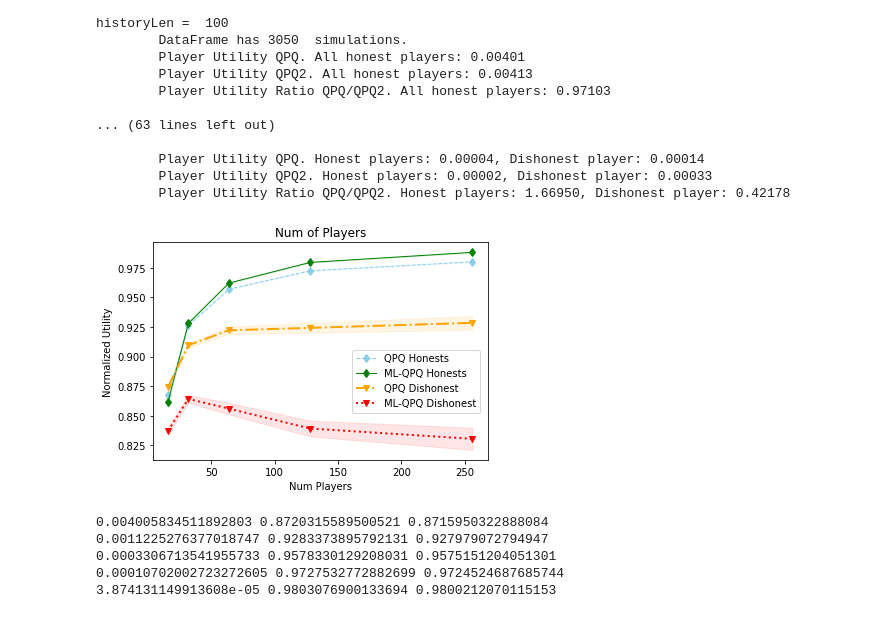
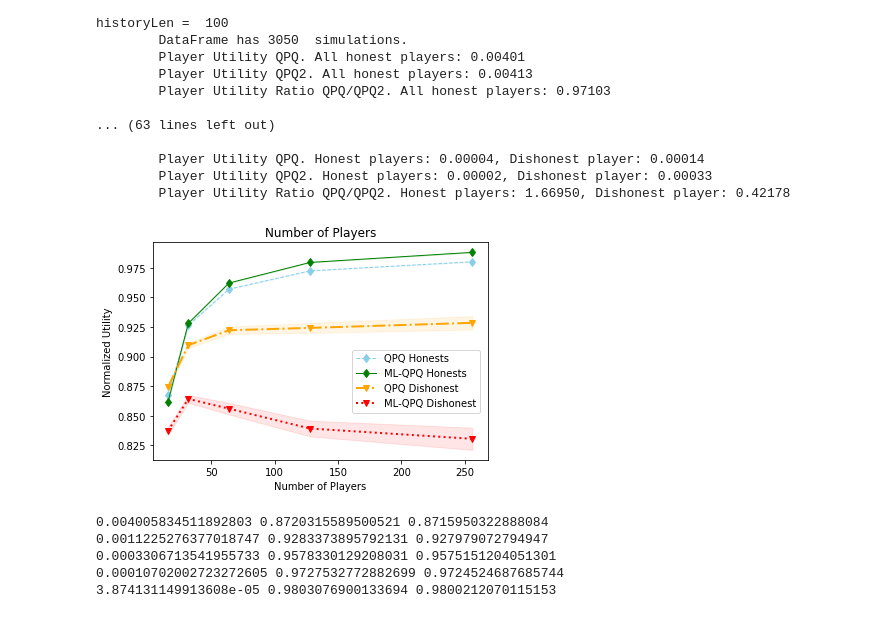
Before and after one commit to GCGImdea/QPQ, a Jupyter notebook: QPQ2Simulations/Comparative Analysis v0.5.ipynb, the cells around one changed output. Drawn from its saved outputs; the diff is of its cells as text; code cells hidden in the pictures.

```diff
--- a/QPQ2Simulations/Comparative Analysis v0.5.ipynb
+++ b/QPQ2Simulations/Comparative Analysis v0.5.ipynb
@@ -1115,36 +1116,36 @@ for idx0, historyLen in enumerate(historyLenArray):
                         simresults['confidence_intervalDishonestsLow2'].append(NormalizeUtility(confidence_intervalD2[0], numplayers))
                         simresults['confidence_intervalDishonestsHigh1'].append(NormalizeUtility(confidence_intervalD1[1], numplayers))
                         simresults['confidence_intervalDishonestsHigh2'].append(NormalizeUtility(confidence_intervalD2[1], numplayers))
                     else:
                         simresults['UtilityDishonests1'].append(float('NaN'))
                         simresults['UtilityDishonests2'].append(float('NaN'))
                         simresults['QPQ/QPQ2_Dishonests'].append(float('NaN'))
                         simresults['confidence_intervalDishonestsLow1'].append(float('NaN'))
                         simresults['confidence_intervalDishonestsLow2'].append(float('NaN'))
                         simresults['confidence_intervalDishonestsHigh1'].append(float('NaN'))
                         simresults['confidence_intervalDishonestsHigh2'].append(float('NaN'))
 
                     simresults['numplayers'].append(numplayers)
 
 
 rst = pd.DataFrame(data=simresults)
 # multiple line plot
 plt.plot( 'numplayers', 'UtilityHonests1', data=rst, marker='d', color='skyblue', linestyle='--', linewidth=1, label="QPQ Honests")
 plt.plot( 'numplayers', 'UtilityHonests2', data=rst, marker='d', color='green', linestyle='-', linewidth=1, label="ML-QPQ Honests")
 plt.fill_between('numplayers','confidence_intervalHonestsHigh1','confidence_intervalHonestsLow1', data=rst, color='skyblue', alpha=.10)
 plt.fill_between('numplayers','confidence_intervalHonestsHigh2','confidence_intervalHonestsLow2', data=rst, color='green', alpha=.10)
 plt.plot( 'numplayers', 'UtilityDishonests1', data=rst, marker='v', color='orange', linestyle='-.', linewidth=2, label="QPQ Dishonest")
 plt.plot( 'numplayers', 'UtilityDishonests2', data=rst, marker='v', color='red', linestyle=':', linewidth=2, label="ML-QPQ Dishonest")
 plt.fill_between('numplayers','confidence_intervalDishonestsHigh1','confidence_intervalDishonestsLow1', data=rst, color='orange', alpha=.10)
 plt.fill_between('numplayers','confidence_intervalDishonestsHigh2','confidence_intervalDishonestsLow2', data=rst, color='red', alpha=.10)
-plt.title("Num of Players")
-plt.xlabel("Num Players")
+plt.title("Number of Players")
+plt.xlabel("Number of Players")
 plt.ylabel("Normalized Utility");
 plt.legend(bbox_to_anchor=(0.58, 0.53), loc='upper left')
 #plt.savefig(commondir + 'images/numplayers.eps', format='eps')
 plt.savefig(commondir + 'images/numplayers.pdf', format='pdf')
 # %% [output]
-[figure, old version]
+[figure, new version]
 # %%
 simresults = {'UtilityHonests1': [], 'UtilityHonests2': [], 'QPQ/QPQ2_Honests': [],
               'UtilityDishonests1': [], 'UtilityDishonests2': [], 'QPQ/QPQ2_Dishonests': [],
```
Also changed, not shown: parts of 1 cell of this notebook, 3 other files.
